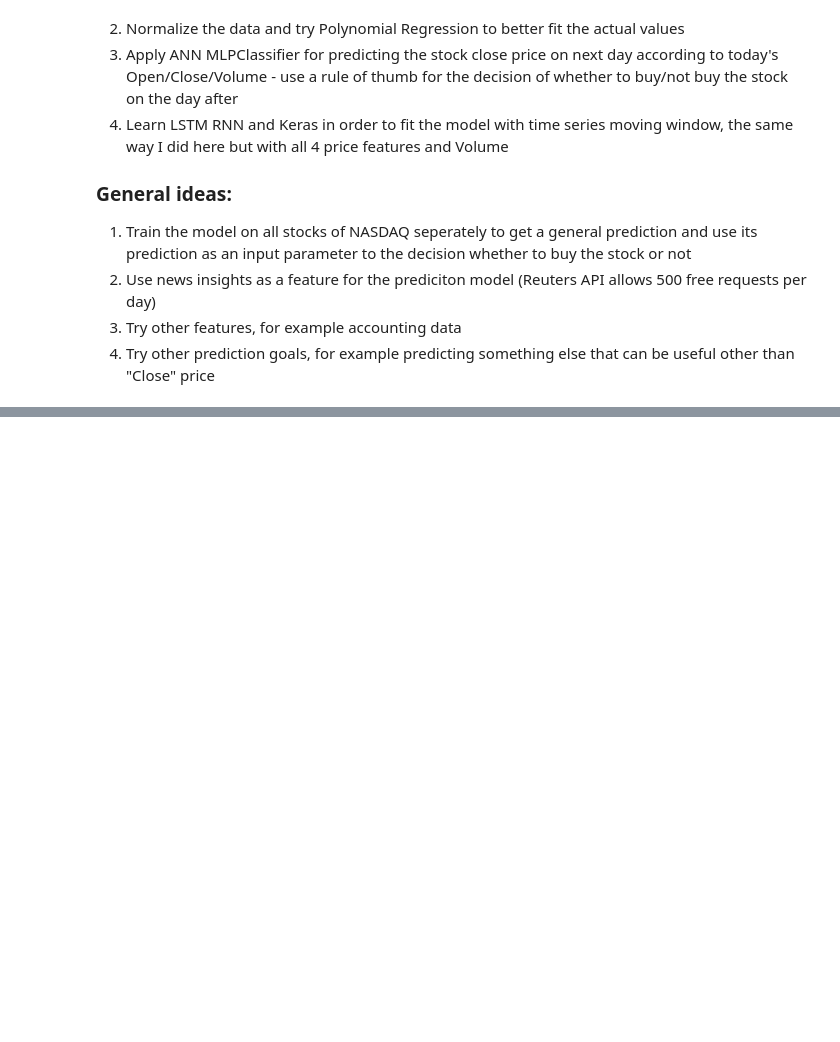
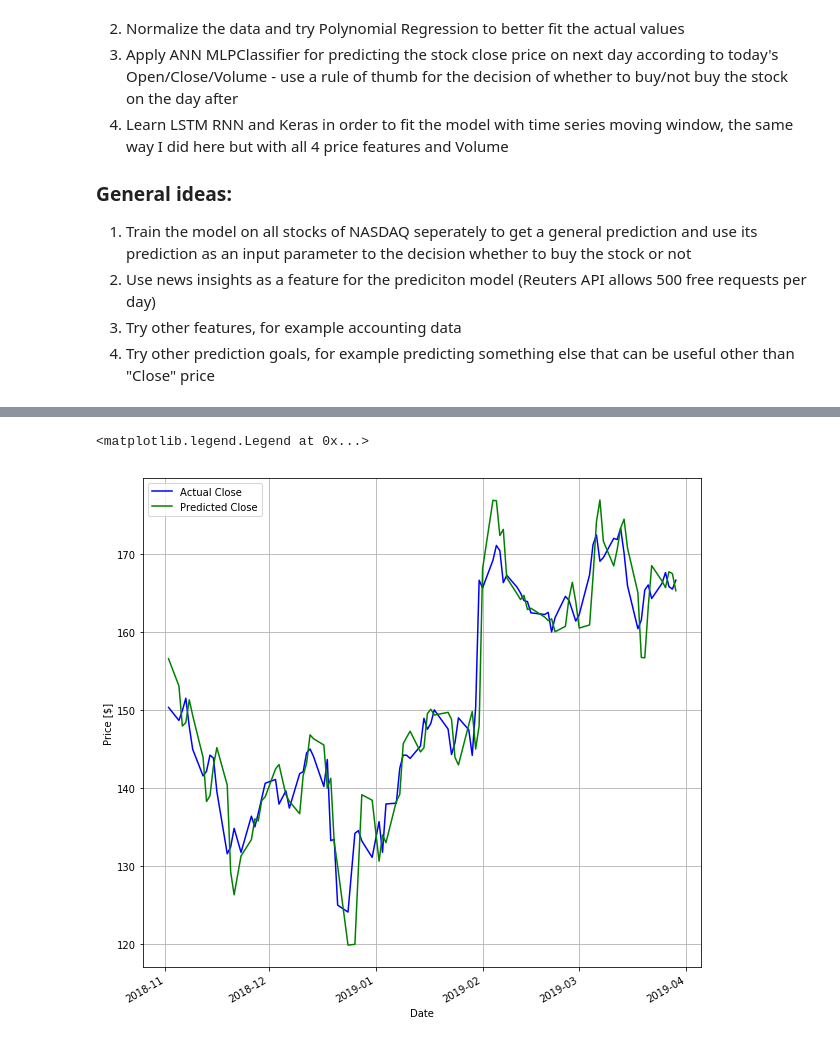
Before and after one commit to edibusl/stocks-predict, a Jupyter notebook: Stocks Prediction - Project Proposal.ipynb, the cells around one changed output, grey strips where cells are left out. Drawn from its saved outputs; the diff is of its cells as text; code cells hidden in the pictures; blank space fills up the shorter version.

```diff
--- a/Stocks Prediction - Project Proposal.ipynb
+++ b/Stocks Prediction - Project Proposal.ipynb
@@ -532,0 +705,57 @@ Simulation using random transactions. Mean revenues: $-11, Yearly revenue: $1033
+# %%
+def predict_close_poly_regression(df, cur_day, num_of_days, num_of_poly_features, window_size=4):
+    poly_model = LinearRegression()
+
+    actuals = []
+    predictions = []
+
+    # Go through all requested days and make a new traigning for every day
+    for i in range(cur_day, cur_day + num_of_days):
+        # For each day, train a new model using Close values of previous days.
+        # Number of previous days is defined by "window_size"
+        samples_start = i - window_size
+        samples_end = i - 1
+
+        # The X is the features vector and it includes just an index because we're using time series data
+        # X - index
+        # Y - actual Close values
+        X = np.array(range(samples_start, samples_end + 1))
+        Y = np.array(df["Close"][samples_start:samples_end + 1])
+
+        # Enhance the X/Y values to polynomial features
+        poly_features = PolynomialFeatures(num_of_poly_features)
+        x_n = poly_features.fit_transform(X.reshape(window_size, 1))
+        y_n = poly_features.fit_transform(Y.reshape(window_size, 1))
+
+        # Train the polynomial regression model
+        poly_model.fit(x_n, y_n)
+
+        # Predict current day according to the linear regression trained model
+        X_inc_predict_n = poly_features.fit_transform(np.array([i]).reshape(-1, 1))
+        Y_inc_predict_n = poly_model.predict(X_inc_predict_n)
+        predictions.append(Y_inc_predict_n[0][1])
+
+        cur_day_actual = df.iloc[i]["Close"]
+        actuals.append(cur_day_actual)
+
+    # Build a DataFrame that includes the actual and predicted results on the given data set
+    df_results = df.iloc[first_day:first_day + num_of_days]
+    df_results = df_results.drop(columns=["Open", "High", "Low", "Volume"])
+    cols_pred = pd.Series(predictions, index=range(cur_day, cur_day + num_of_days))
+    df_results["Prediction"] = pd.Series(cols_pred)
+
+    return actuals, predictions, df_results
+
+# Show actual vs predicted for the last 100 days
+numebr_of_days = 100
+first_day = len(df) - numebr_of_days
+res_actuals, res_predicted, df_results = predict_close_linear_regression(df, first_day, numebr_of_days, 4)
+
+ax = df_results.plot(x='Date', y='Close', style='b-', grid=True)
+ax = df_results.plot(x='Date', y='Prediction', style='g-', grid=True, ax=ax)
+ax.set_xlabel("Date")
+ax.set_ylabel("Price [$]")
+ax.legend(["Actual Close", "Predicted Close"])
+# %% [output]
+<matplotlib.legend.Legend at 0x...>
+[figure, added]
```
Also changed, not shown: parts of 13 cells of this notebook.
